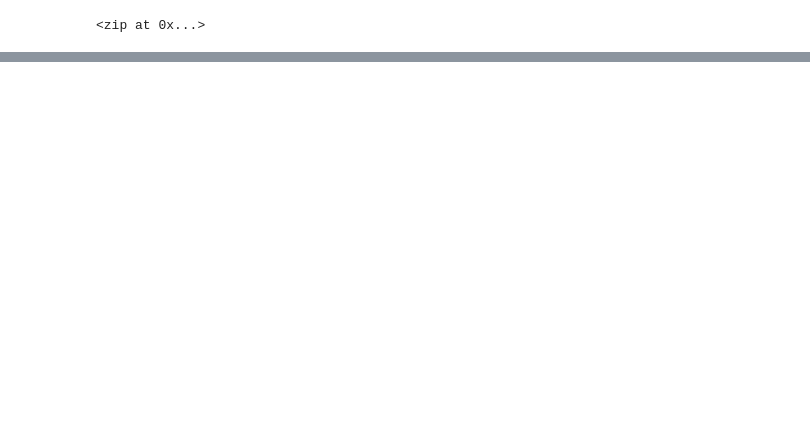
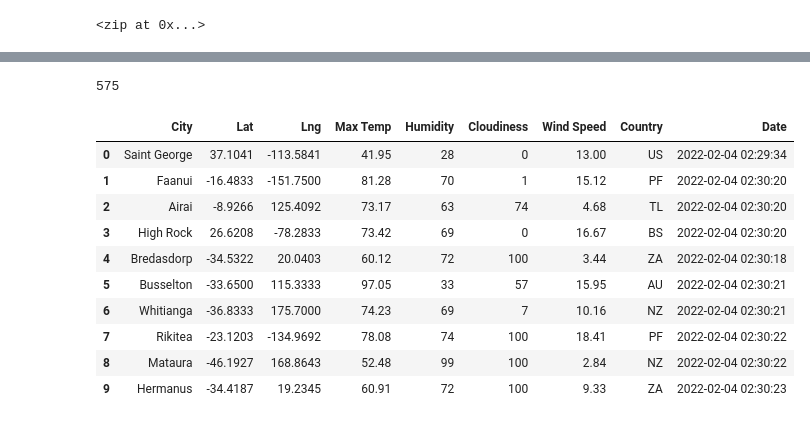
Before and after one commit to JCastro1986/World_Weather_Analysis, a Jupyter notebook: WeatherPy.ipynb, the cells around one changed output, grey strips where cells are left out. Drawn from its saved outputs; the diff is of its cells as text; code cells hidden in the pictures; blank space fills up the shorter version.

```diff
--- a/WeatherPy.ipynb
+++ b/WeatherPy.ipynb
@@ -33,0 +127,20 @@ len(cities)
+# %%
+len(city_data)
+# %% [output]
+575
+# %%
+# Convert the array of dictionaries to a Pandas DataFrame.
+city_data_df = pd.DataFrame(city_data)
+city_data_df.head(10)
+# %% [output]
+|  | City | Lat | Lng | Max Temp | Humidity | Cloudiness | Wind Speed | Country | Date |
+| 0 | Saint George | 37.1041 | -113.5841 | 41.95 | 28 | 0 | 13.00 | US | 2022-02-04 02:29:34 |
+| 1 | Faanui | -16.4833 | -151.7500 | 81.28 | 70 | 1 | 15.12 | PF | 2022-02-04 02:30:20 |
+| 2 | Airai | -8.9266 | 125.4092 | 73.17 | 63 | 74 | 4.68 | TL | 2022-02-04 02:30:20 |
+| 3 | High Rock | 26.6208 | -78.2833 | 73.42 | 69 | 0 | 16.67 | BS | 2022-02-04 02:30:20 |
+| 4 | Bredasdorp | -34.5322 | 20.0403 | 60.12 | 72 | 100 | 3.44 | ZA | 2022-02-04 02:30:18 |
+| 5 | Busselton | -33.6500 | 115.3333 | 97.05 | 33 | 57 | 15.95 | AU | 2022-02-04 02:30:21 |
+| 6 | Whitianga | -36.8333 | 175.7000 | 74.23 | 69 | 7 | 10.16 | NZ | 2022-02-04 02:30:21 |
+| 7 | Rikitea | -23.1203 | -134.9692 | 78.08 | 74 | 100 | 18.41 | PF | 2022-02-04 02:30:22 |
+| 8 | Mataura | -46.1927 | 168.8643 | 52.48 | 99 | 100 | 2.84 | NZ | 2022-02-04 02:30:22 |
+| 9 | Hermanus | -34.4187 | 19.2345 | 60.91 | 72 | 100 | 9.33 | ZA | 2022-02-04 02:30:23 |
```
Also changed, not shown: parts of 7 cells of this notebook.
